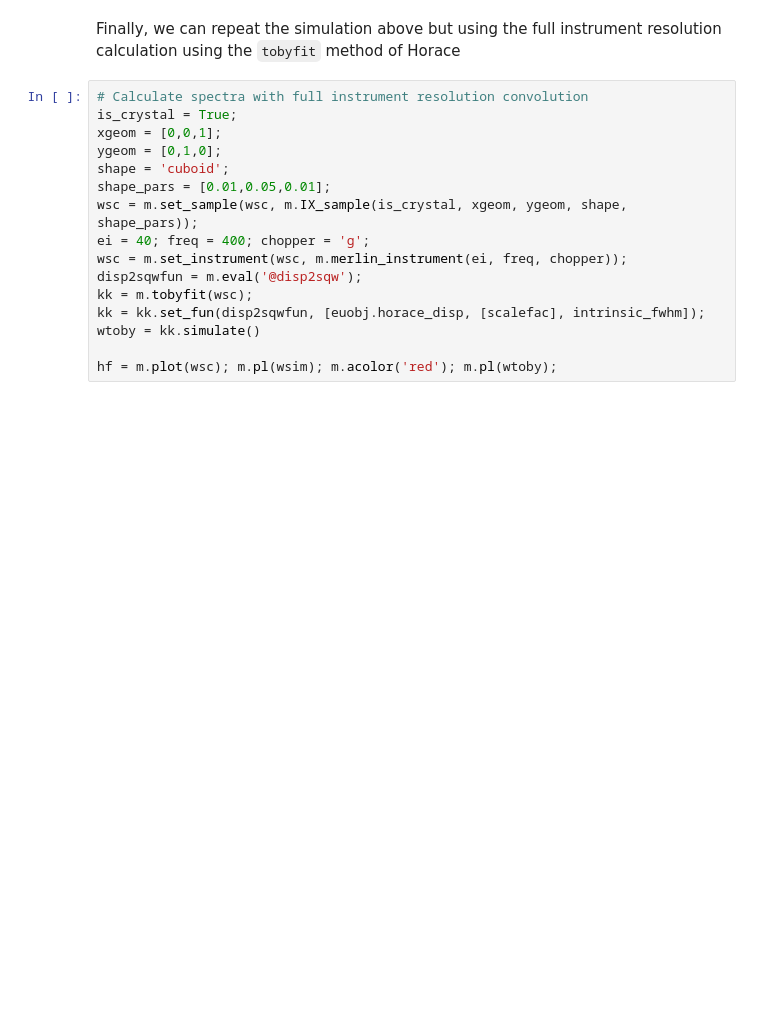
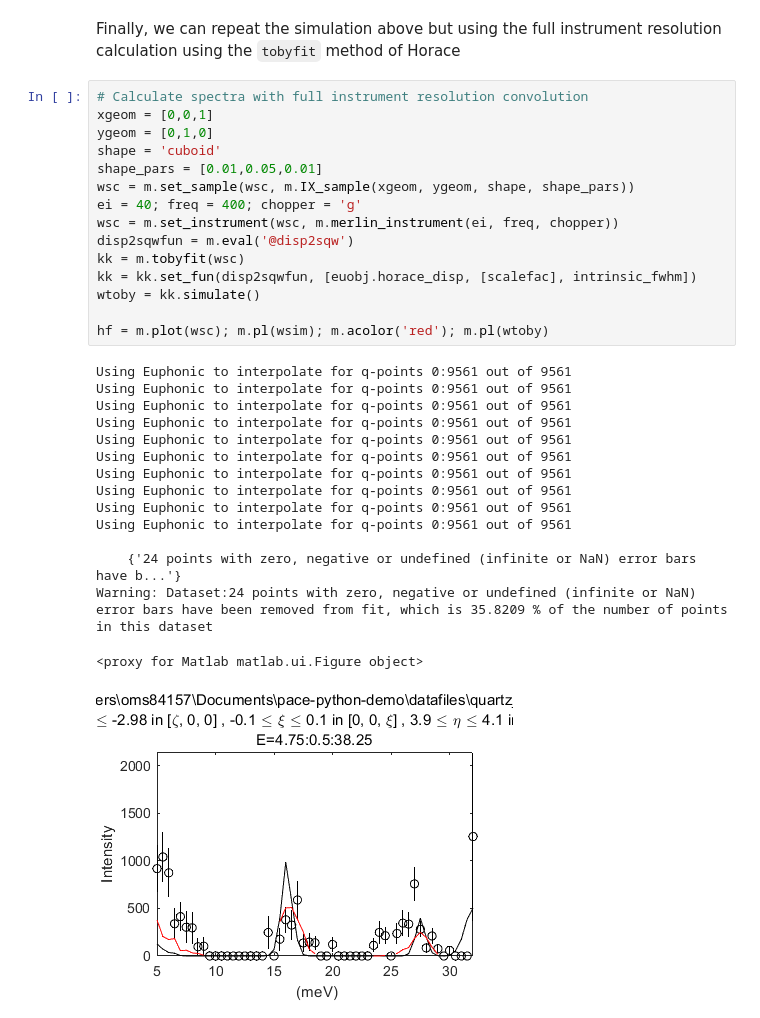
Before and after one commit to pace-neutrons/pace-python-demo, a Jupyter notebook: demo.ipynb, the cells around one changed output. Drawn from its saved outputs; the diff is of its cells as text; blank space fills up the shorter version.

```diff
--- a/demo.ipynb
+++ b/demo.ipynb
@@ -409,17 +398,32 @@ Using Euphonic to interpolate for q-points 10000:15395 out of 15395
 Finally, we can repeat the simulation above but using the full instrument resolution calculation using the `tobyfit` method of Horace
 # %%
 # Calculate spectra with full instrument resolution convolution
-is_crystal = True;
-xgeom = [0,0,1];
-ygeom = [0,1,0];
-shape = 'cuboid';
-shape_pars = [0.01,0.05,0.01];
-wsc = m.set_sample(wsc, m.IX_sample(is_crystal, xgeom, ygeom, shape, shape_pars));
-ei = 40; freq = 400; chopper = 'g';
-wsc = m.set_instrument(wsc, m.merlin_instrument(ei, freq, chopper));
-disp2sqwfun = m.eval('@disp2sqw');
-kk = m.tobyfit(wsc);
-kk = kk.set_fun(disp2sqwfun, [euobj.horace_disp, [scalefac], intrinsic_fwhm]);
+xgeom = [0,0,1]
+ygeom = [0,1,0]
+shape = 'cuboid'
+shape_pars = [0.01,0.05,0.01]
+wsc = m.set_sample(wsc, m.IX_sample(xgeom, ygeom, shape, shape_pars))
+ei = 40; freq = 400; chopper = 'g'
+wsc = m.set_instrument(wsc, m.merlin_instrument(ei, freq, chopper))
+disp2sqwfun = m.eval('@disp2sqw')
+kk = m.tobyfit(wsc)
+kk = kk.set_fun(disp2sqwfun, [euobj.horace_disp, [scalefac], intrinsic_fwhm])
 wtoby = kk.simulate()
 
-hf = m.plot(wsc); m.pl(wsim); m.acolor('red'); m.pl(wtoby);
+hf = m.plot(wsc); m.pl(wsim); m.acolor('red'); m.pl(wtoby)
+# %% [output]
+Using Euphonic to interpolate for q-points 0:9561 out of 9561
+Using Euphonic to interpolate for q-points 0:9561 out of 9561
+Using Euphonic to interpolate for q-points 0:9561 out of 9561
+Using Euphonic to interpolate for q-points 0:9561 out of 9561
+Using Euphonic to interpolate for q-points 0:9561 out of 9561
+Using Euphonic to interpolate for q-points 0:9561 out of 9561
+Using Euphonic to interpolate for q-points 0:9561 out of 9561
+Using Euphonic to interpolate for q-points 0:9561 out of 9561
+Using Euphonic to interpolate for q-points 0:9561 out of 9561
+Using Euphonic to interpolate for q-points 0:9561 out of 9561
+
+    {'24 points with zero, negative or undefined (infinite or NaN) error bars have b...'}
+Warning: Dataset:24 points with zero, negative or undefined (infinite or NaN) error bars have been removed from fit, which is 35.8209 % of the number of points in this dataset
+<proxy for Matlab matlab.ui.Figure object>
+[figure, added]
```
Also changed, not shown: parts of 14 cells of this notebook, 1 other file.
